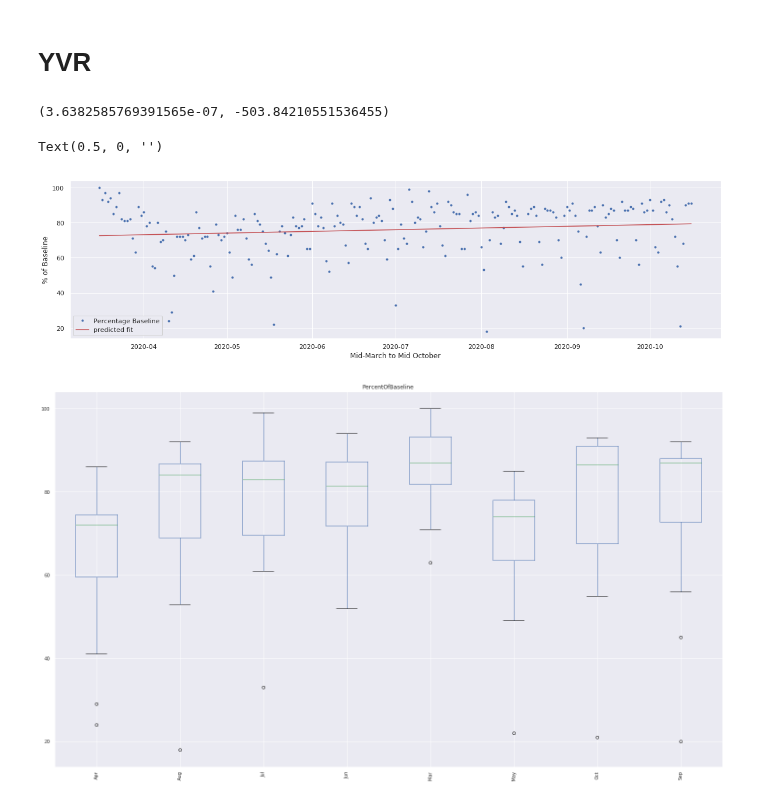
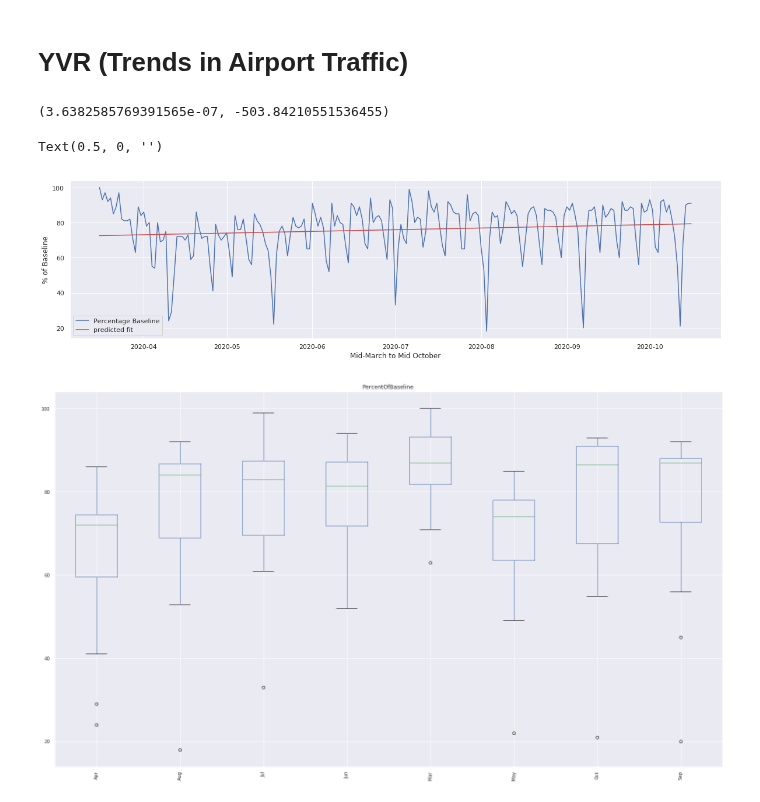
Before and after one commit to clement-ip/covid-airport-travel, a Jupyter notebook: analyze_airport_hubs.ipynb, the cells around one changed output. Saved outputs shown, nothing was run; the diff lists cells and outputs as text; code cells hidden in the pictures.

```diff
--- a/analyze_airport_hubs.ipynb
+++ b/analyze_airport_hubs.ipynb
@@ -21,7 +21,7 @@ seaCounties = pd.read_csv('Airport-Data/sea.csv')
 laxCounties = pd.read_csv('Airport-Data/lax.csv')
 
 # Load in original airport data
-airports = pd.read_csv('Archieved-Data/airport_traffic_NA.csv')
+airports = pd.read_csv('Archieved-Data/airport_traffic_NA.csv', parse_dates = [1])
 # %%
 # Associate Canadian provinces with its respective airport records
 listCanAirports = can["airport"].unique()
@@ -49,7 +49,7 @@ sea = sea.sort_values(by = ['Date']).reset_index(drop = True)
 lax = airports[airports["AirportName"] == "Los Angeles International"]
 lax = lax.sort_values(by = ['Date']).reset_index(drop = True)
 # %% [markdown]
-# YVR
+# YVR (Trends in Airport Traffic)
 # %%
 yvr["timestamp"] = yvr["Date"].apply(makeTimestamp)
 fit = stats.linregress(yvr["timestamp"], yvr["PercentOfBaseline"])
@@ -59,17 +59,17 @@ fit.slope, fit.intercept
 (3.6382585769391565e-07, -503.84210551536455)
 # %%
 plt.figure(figsize = (20,5))
-plt.plot(yvr["Date"], yvr['PercentOfBaseline'], 'b.', label = 'Percentage Baseline')
+plt.plot(yvr["Date"], yvr['PercentOfBaseline'], 'b-', label = 'Percentage Baseline')
 plt.plot(yvr["Date"], yvr["Prediction"], 'r-', label = 'predicted fit')
 plt.xlabel("Mid-March to Mid October")
 plt.ylabel("% of Baseline")
 plt.legend()
 
 yvr["Date"] = pd.to_datetime(yvr["Date"])
 yvr.boxplot(column = ['PercentOfBaseline'], by = yvr['Date'].dt.strftime('%b'), rot = 90, fontsize = 10, figsize = (25,15))
 plt.suptitle("")
 plt.xlabel("")
 # %% [output]
 Text(0.5, 0, '')
-[figure, old version]
+[figure, new version]
 [figure]
```
Also changed, not shown: parts of 2 cells of this notebook, 2 other files.
